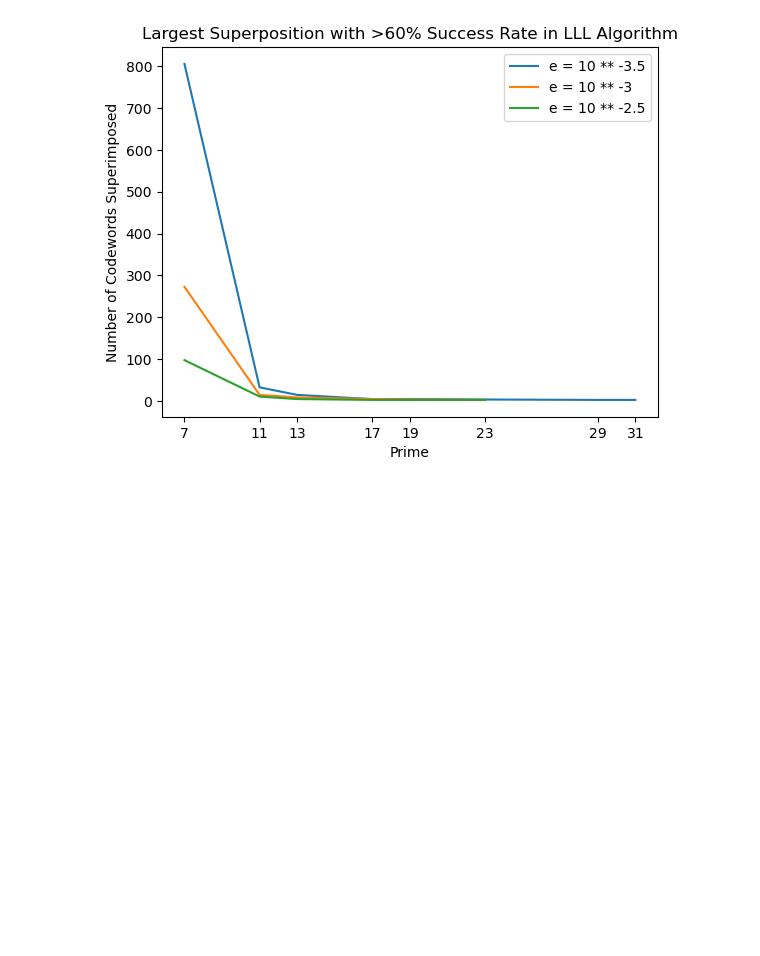
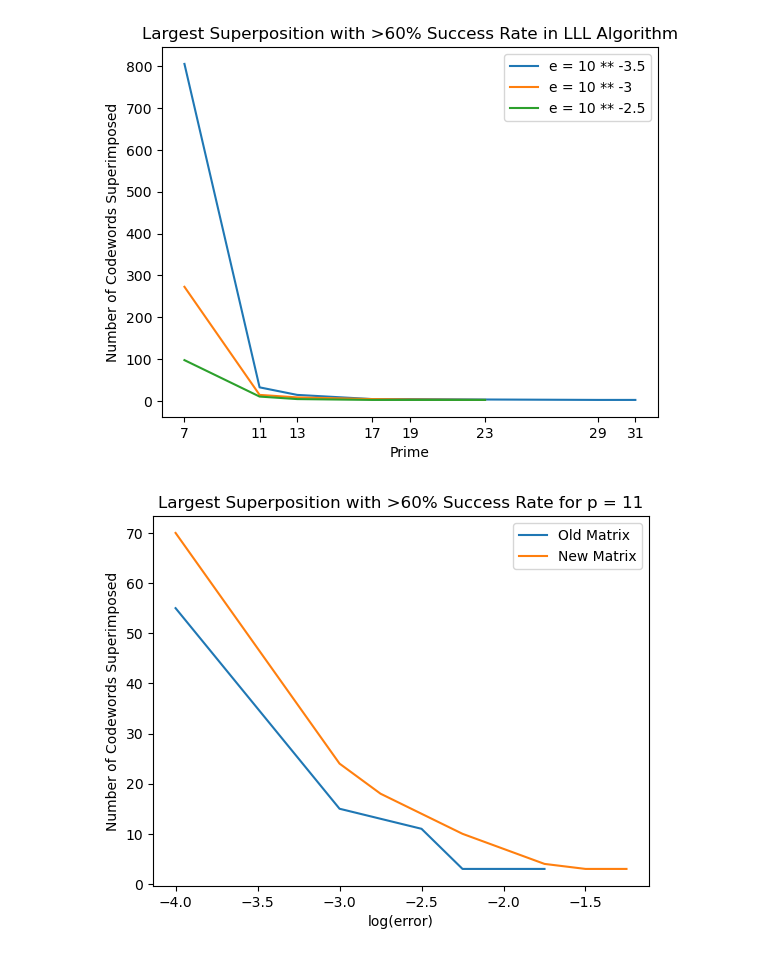
Before and after one commit to Dillybar3141/Cyclotomic-Integer-Approximation, a Jupyter notebook: lll.ipynb, the cells around one changed output. Cells and saved outputs as stored; diff of their text form; code cells hidden in the pictures; blank space fills up the shorter version.

```diff
--- a/lll.ipynb
+++ b/lll.ipynb
@@ -373,3 +450,22 @@ plt.legend()
 plt.show()
 # %% [output]
 [figure]
+# %%
+### Plot noise max superpositions in old and new formulations
+old_elogs7 = [-3, -2.5, -2.25, -2, -1.75, -1.5, -1.25]
+old_elogs11 = [-4, -3, -2.5, -2.25, -2, -1.75]
+new_elogs7 = np.arange(-3.0, -0.75, 0.25)
+new_elogs11 = [-4, -3, -2.75, -2.5, -2.25, -2, -1.75, -1.5, -1.25]
+maxes_old7 = [273, 98, 35, 28, 14, 8, 7]
+maxes_old11 = [55, 15, 11, 3, 3, 3]
+maxes_new7 = [265, 154, 96, 58, 37, 25, 12, 8, 4]
+maxes_new11 = [70, 24, 18, 14, 10, 7, 4, 3, 3]
+plt.plot(old_elogs11, maxes_old11, label="Old Matrix")
+plt.plot(new_elogs11, maxes_new11, label="New Matrix")
+plt.title("Largest Superposition with >60% Success Rate for p = 11")
+plt.xlabel("log(error)")
+plt.ylabel("Number of Codewords Superimposed")
+plt.legend()
+plt.show()
+# %% [output]
+[figure, added]
```
Also changed, not shown: parts of 7 cells of this notebook.
